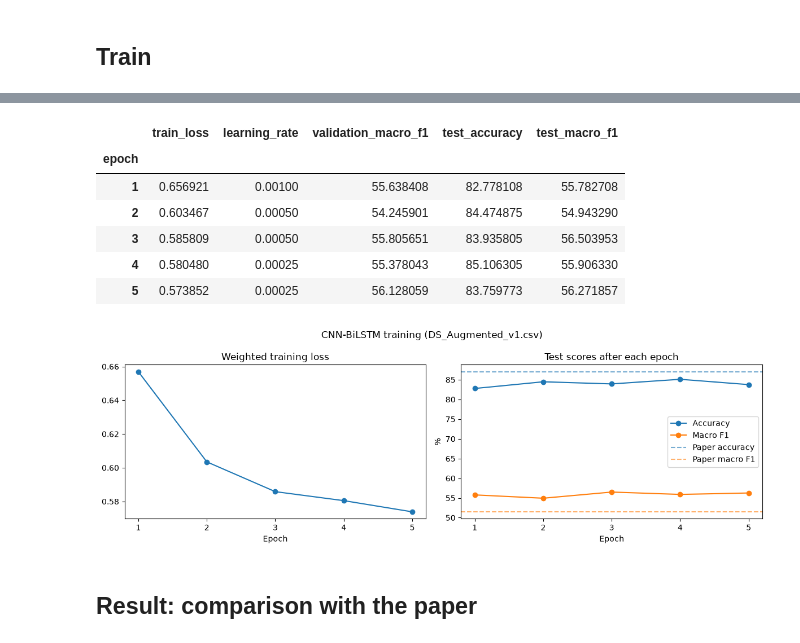
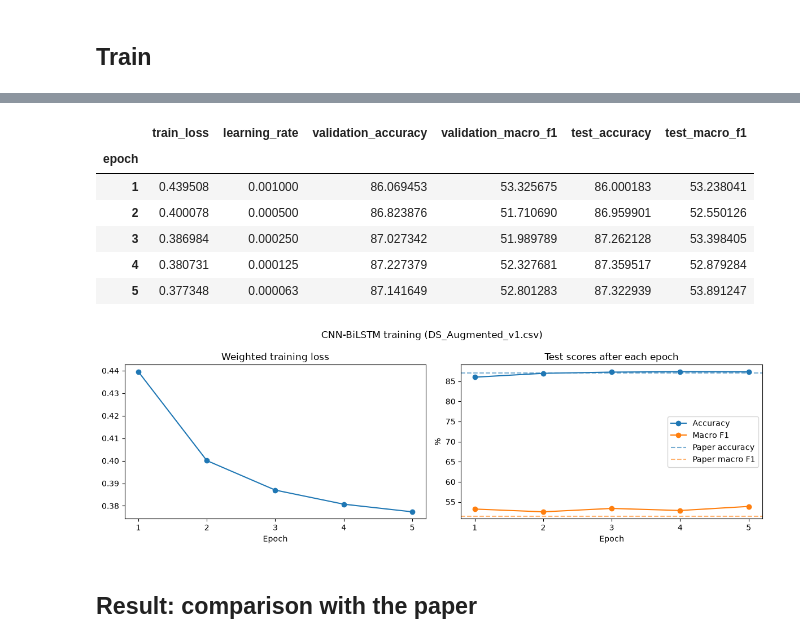
Before and after one commit to riomar0001/project-argus, a Jupyter notebook: src/notebooks/baseline/ds-augmented-v1.ipynb, the cells around one changed output, grey strips where cells are left out. Saved outputs shown, nothing was run; the diff lists cells and outputs as text; code cells hidden in the pictures.

```diff
--- a/src/notebooks/baseline/ds-augmented-v1.ipynb
+++ b/src/notebooks/baseline/ds-augmented-v1.ipynb
@@ -76,7 +81,7 @@ VALIDATION_FRACTION = (
     0.1  # Not in the paper; carved from the training split for early stopping.
 )
 CLASS_WEIGHT_POWER = (
-    0.5  # Not in the paper; balanced weights ** 0.5 (chosen on DS-Base).
+    0.15  # Not in the paper; balanced weights ** 0.15 (swept 0.5-0.15 on DS-Augmented).
 )
 LEARNING_RATE_DECAY_FACTOR = (
     0.5  # Not in the paper; halve when validation macro F1 stops improving.
@@ -318,7 +323,7 @@ train_sample_count = len(train_label_tensor)
 steps_per_epoch = math.ceil(train_sample_count / TRAINING_BATCH_SIZE)
 shuffle_generator = torch.Generator().manual_seed(RANDOM_SEED)
 training_start_time = time.monotonic()
-best_validation_macro_f1, best_epoch, best_model_state = -1.0, 0, None
+best_validation_accuracy, best_epoch, best_model_state = -1.0, 0, None
 
 for epoch_index in range(TRAINING_EPOCHS):
     cnn_bilstm_classifier.train()
@@ -364,15 +369,18 @@ for epoch_index in range(TRAINING_EPOCHS):
         epoch_predictions = predict_in_batches(
             cnn_bilstm_classifier, test_character_codes
         )
+        validation_predictions = predict_in_batches(
+            cnn_bilstm_classifier, validation_character_codes
+        )
+        validation_accuracy = 100 * accuracy_score(
+            validation_labels, validation_predictions
+        )
         validation_macro_f1 = 100 * f1_score(
-            validation_labels,
-            predict_in_batches(cnn_bilstm_classifier, validation_character_codes),
-            average="macro",
-            zero_division=0,
+            validation_labels, validation_predictions, average="macro", zero_division=0
         )
         learning_rate_scheduler.step(validation_macro_f1)
-        if validation_macro_f1 > best_validation_macro_f1:
-            best_validation_macro_f1, best_epoch = validation_macro_f1, epoch_index + 1
+        if validation_accuracy > best_validation_accuracy:
+            best_validation_accuracy, best_epoch = validation_accuracy, epoch_index + 1
             best_model_state = copy.deepcopy(cnn_bilstm_classifier.state_dict())
         epoch_average_loss = epoch_loss_sum.item() / steps_per_epoch
         if not math.isfinite(epoch_average_loss):
@@ -384,6 +392,7 @@ for epoch_index in range(TRAINING_EPOCHS):
                 "epoch": epoch_index + 1,
                 "train_loss": epoch_average_loss,
                 "learning_rate": optimizer.param_groups[0]["lr"],
+                "validation_accuracy": validation_accuracy,
                 "validation_macro_f1": validation_macro_f1,
                 "test_accuracy": 100 * accuracy_score(test_labels, epoch_predictions),
                 "test_macro_f1": 100
@@ -414,7 +423,7 @@ cnn_bilstm_classifier.load_state_dict(
     best_model_state
 )  # Early stopping: keep the best epoch.
 log_progress(
-    f"kept epoch {best_epoch} (validation macro F1 {best_validation_macro_f1:.2f}%)"
+    f"kept epoch {best_epoch} (validation accuracy {best_validation_accuracy:.2f}%)"
 )
 training_history = pd.DataFrame(training_history).set_index("epoch")
 training_history
@@ -428,10 +437,10 @@ training_history
-|  | train_loss | learning_rate | validation_macro_f1 | test_accuracy | test_macro_f1 |
-| epoch |  |  |  |  |  |
-| 1 | 0.656921 | 0.00100 | 55.638408 | 82.778108 | 55.782708 |
-| 2 | 0.603467 | 0.00050 | 54.245901 | 84.474875 | 54.943290 |
-| 3 | 0.585809 | 0.00050 | 55.805651 | 83.935805 | 56.503953 |
-| 4 | 0.580480 | 0.00025 | 55.378043 | 85.106305 | 55.906330 |
-| 5 | 0.573852 | 0.00025 | 56.128059 | 83.759773 | 56.271857 |
+|  | train_loss | learning_rate | validation_accuracy | validation_macro_f1 | test_accuracy | test_macro_f1 |
+| epoch |  |  |  |  |  |  |
+| 1 | 0.439508 | 0.001000 | 86.069453 | 53.325675 | 86.000183 | 53.238041 |
+| 2 | 0.400078 | 0.000500 | 86.823876 | 51.710690 | 86.959901 | 52.550126 |
+| 3 | 0.386984 | 0.000250 | 87.027342 | 51.989789 | 87.262128 | 53.398405 |
+| 4 | 0.380731 | 0.000125 | 87.227379 | 52.327681 | 87.359517 | 52.879284 |
+| 5 | 0.377348 | 0.000063 | 87.141649 | 52.801283 | 87.322939 | 53.891247 |
 # %%
 figure, (loss_axes, score_axes) = plt.subplots(1, 2, figsize=(12, 4))
 loss_axes.plot(training_history.index, training_history["train_loss"], marker="o")
@@ -466,7 +475,7 @@ figure.tight_layout()
 figure.savefig(RESULTS_DIR / "training-history.png", dpi=150)
 plt.show()
 # %% [output]
-[figure, old version]
+[figure, new version]
 # %% [markdown]
 ## Result: comparison with the paper
 # %%
```
Also changed, not shown: parts of 11 cells of this notebook, 13 other files.
